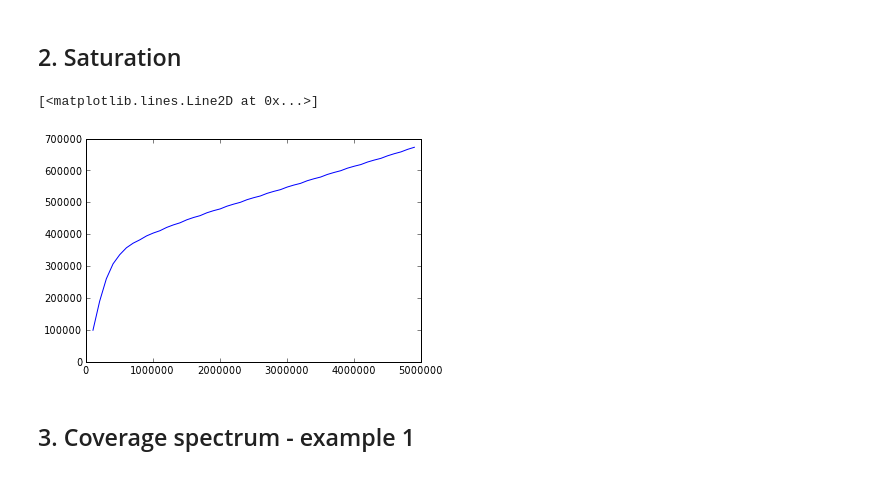
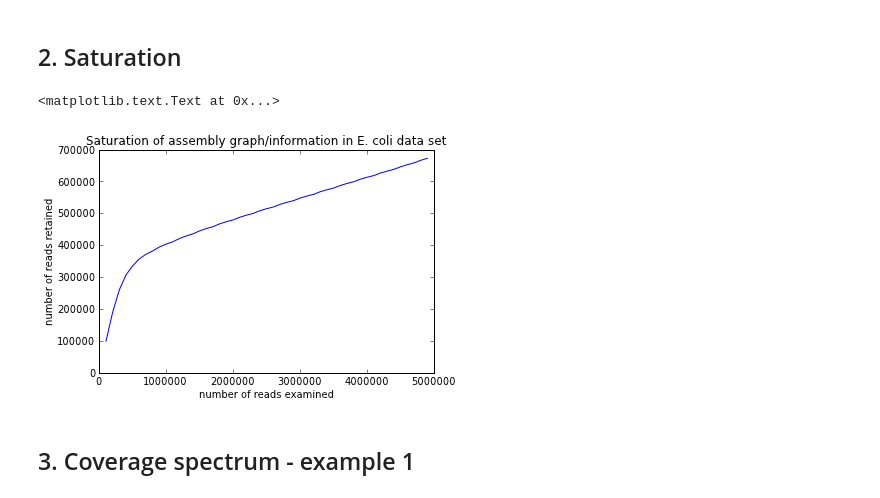
Before and after one commit to ngs-docs/2013-davis-assembly, a Jupyter notebook: 2013-davis-assembly-khmer.ipynb, the cells around one changed output. Drawn from its saved outputs; the diff is of its cells as text; code cells hidden in the pictures.

```diff
--- a/2013-davis-assembly-khmer.ipynb
+++ b/2013-davis-assembly-khmer.ipynb
@@ -8,11 +8,14 @@ import numpy
 ## 2. Saturation
 # %%
 x = numpy.loadtxt('/mnt/saturate/ecoli_5m-report.txt')
-# %%
-plot(x[:,0], x[:,1])
-# %% [output]
-[<matplotlib.lines.Line2D at 0x...>]
-[figure, removed]
+# %%
+plot(x[:,0], x[:,1])
+xlabel('number of reads examined')
+ylabel('number of reads retained')
+title('Saturation of assembly graph/information in E. coli data set')
+# %% [output]
+<matplotlib.text.Text at 0x...>
+[figure, added]
 # %% [markdown]
 ## 3. Coverage spectrum - example 1
 # %%
```
Also changed, not shown: parts of 8 cells of this notebook.
